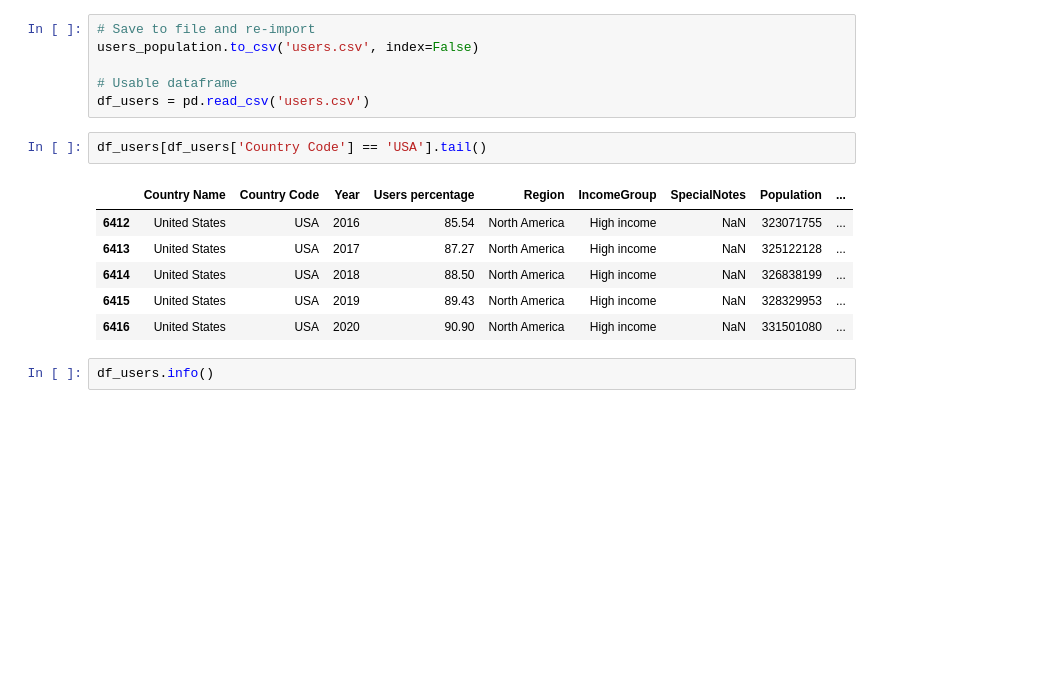
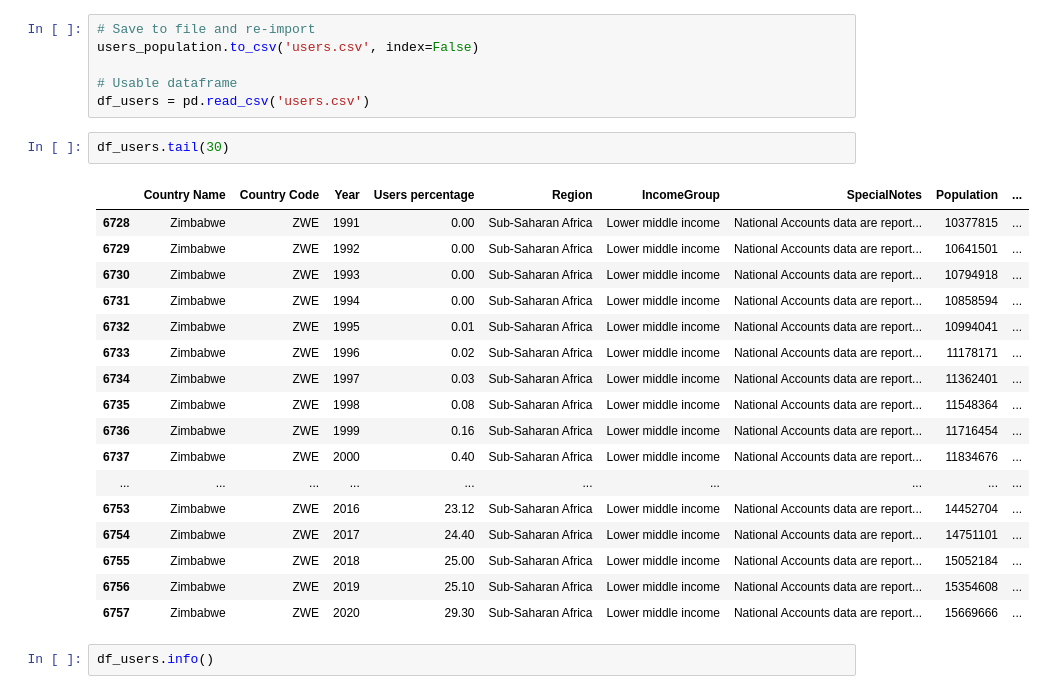
Before and after one commit to celeste-daleo/global-internet-accessibility, a Jupyter notebook: exploration_internet.ipynb, the cells around one changed output. Saved outputs shown, nothing was run; the diff lists cells and outputs as text; blank space fills up the shorter version.

```diff
--- a/exploration_internet.ipynb
+++ b/exploration_internet.ipynb
@@ -376,15 +376,26 @@ users_population.to_csv('users.csv', index=False)
 
 # Usable dataframe
 df_users = pd.read_csv('users.csv')
-# %%
-df_users[df_users['Country Code'] == 'USA'].tail()
-# %% [output]
-|  | Country Name | Country Code | Year | Users percentage | Region | IncomeGroup | SpecialNotes | Population | ... |
-| 6412 | United States | USA | 2016 | 85.54 | North America | High income | NaN | 323071755 | ... |
-| 6413 | United States | USA | 2017 | 87.27 | North America | High income | NaN | 325122128 | ... |
-| 6414 | United States | USA | 2018 | 88.50 | North America | High income | NaN | 326838199 | ... |
-| 6415 | United States | USA | 2019 | 89.43 | North America | High income | NaN | 328329953 | ... |
-| 6416 | United States | USA | 2020 | 90.90 | North America | High income | NaN | 331501080 | ... |
+# %%
+df_users.tail(30)
+# %% [output]
+|  | Country Name | Country Code | Year | Users percentage | Region | IncomeGroup | SpecialNotes | Population | ... |
+| 6728 | Zimbabwe | ZWE | 1991 | 0.00 | Sub-Saharan Africa | Lower middle income | National Accounts data are report... | 10377815 | ... |
+| 6729 | Zimbabwe | ZWE | 1992 | 0.00 | Sub-Saharan Africa | Lower middle income | National Accounts data are report... | 10641501 | ... |
+| 6730 | Zimbabwe | ZWE | 1993 | 0.00 | Sub-Saharan Africa | Lower middle income | National Accounts data are report... | 10794918 | ... |
+| 6731 | Zimbabwe | ZWE | 1994 | 0.00 | Sub-Saharan Africa | Lower middle income | National Accounts data are report... | 10858594 | ... |
+| 6732 | Zimbabwe | ZWE | 1995 | 0.01 | Sub-Saharan Africa | Lower middle income | National Accounts data are report... | 10994041 | ... |
+| 6733 | Zimbabwe | ZWE | 1996 | 0.02 | Sub-Saharan Africa | Lower middle income | National Accounts data are report... | 11178171 | ... |
+| 6734 | Zimbabwe | ZWE | 1997 | 0.03 | Sub-Saharan Africa | Lower middle income | National Accounts data are report... | 11362401 | ... |
+| 6735 | Zimbabwe | ZWE | 1998 | 0.08 | Sub-Saharan Africa | Lower middle income | National Accounts data are report... | 11548364 | ... |
+| 6736 | Zimbabwe | ZWE | 1999 | 0.16 | Sub-Saharan Africa | Lower middle income | National Accounts data are report... | 11716454 | ... |
+| 6737 | Zimbabwe | ZWE | 2000 | 0.40 | Sub-Saharan Africa | Lower middle income | National Accounts data are report... | 11834676 | ... |
+| ... | ... | ... | ... | ... | ... | ... | ... | ... | ... |
+| 6753 | Zimbabwe | ZWE | 2016 | 23.12 | Sub-Saharan Africa | Lower middle income | National Accounts data are report... | 14452704 | ... |
+| 6754 | Zimbabwe | ZWE | 2017 | 24.40 | Sub-Saharan Africa | Lower middle income | National Accounts data are report... | 14751101 | ... |
+| 6755 | Zimbabwe | ZWE | 2018 | 25.00 | Sub-Saharan Africa | Lower middle income | National Accounts data are report... | 15052184 | ... |
+| 6756 | Zimbabwe | ZWE | 2019 | 25.10 | Sub-Saharan Africa | Lower middle income | National Accounts data are report... | 15354608 | ... |
+| 6757 | Zimbabwe | ZWE | 2020 | 29.30 | Sub-Saharan Africa | Lower middle income | National Accounts data are report... | 15669666 | ... |
 # %%
 df_users.info()
 # %% [output]
```
Also changed, not shown: parts of 5 cells of this notebook.
